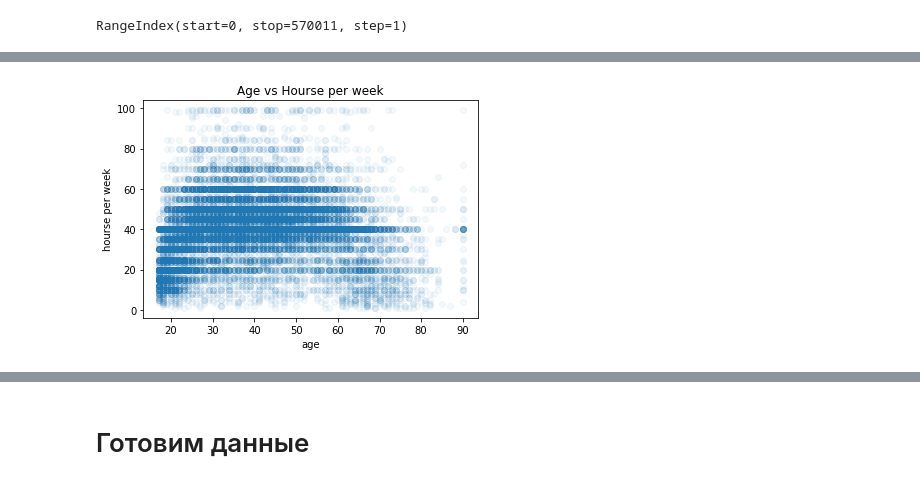
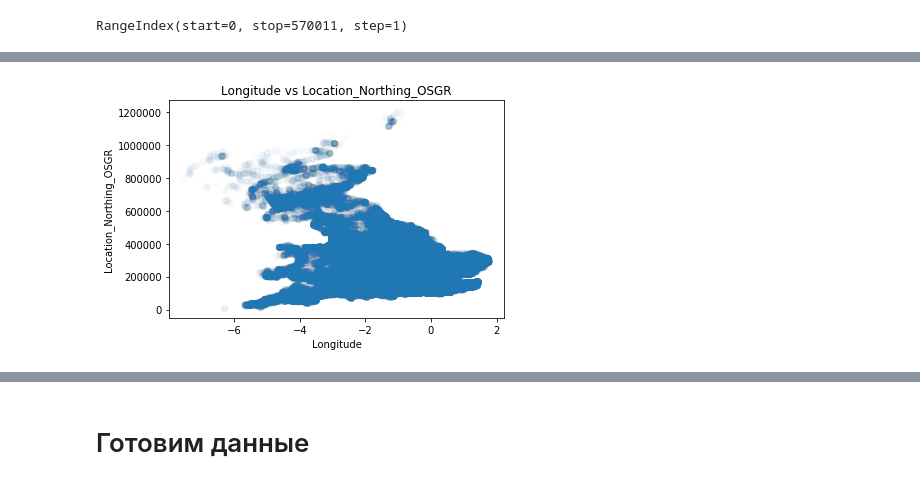
Before and after one commit to RodionovF/Machine_Learning_UNN, a Jupyter notebook: accidents_from_2005_to_2007.ipynb, the cells around one changed output, grey strips where cells are left out. Cells and saved outputs as stored; diff of their text form; code cells hidden in the pictures.

```diff
--- a/accidents_from_2005_to_2007.ipynb
+++ b/accidents_from_2005_to_2007.ipynb
@@ -207,8 +228,8 @@ data[:1000].corr()
 # %%
-plt.plot(data['age'], data['hours-per-week'], 'o', alpha = 0.05)
-plt.xlabel('age')
-plt.ylabel('hourse per week')
-plt.title('Age vs Hourse per week')
+plt.plot(data['Longitude'], data['Location_Northing_OSGR'], 'o', alpha = 0.01)
+plt.xlabel('Longitude')
+plt.ylabel('Location_Northing_OSGR')
+plt.title('Longitude vs Location_Northing_OSGR')
 pass
 # %% [output]
-[figure, old version]
+[figure, new version]
```
Also changed, not shown: parts of 66 cells of this notebook.
